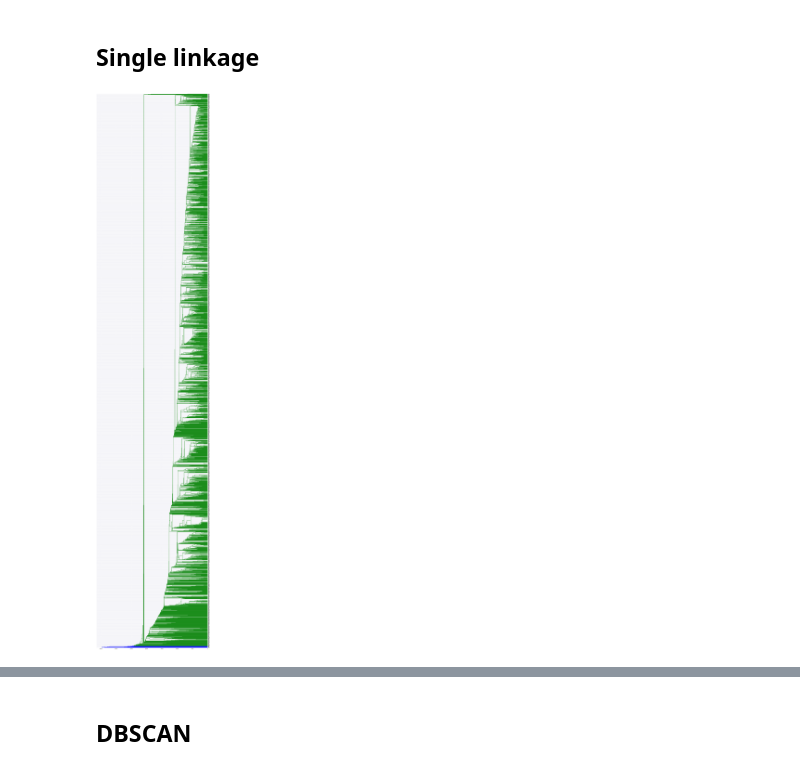
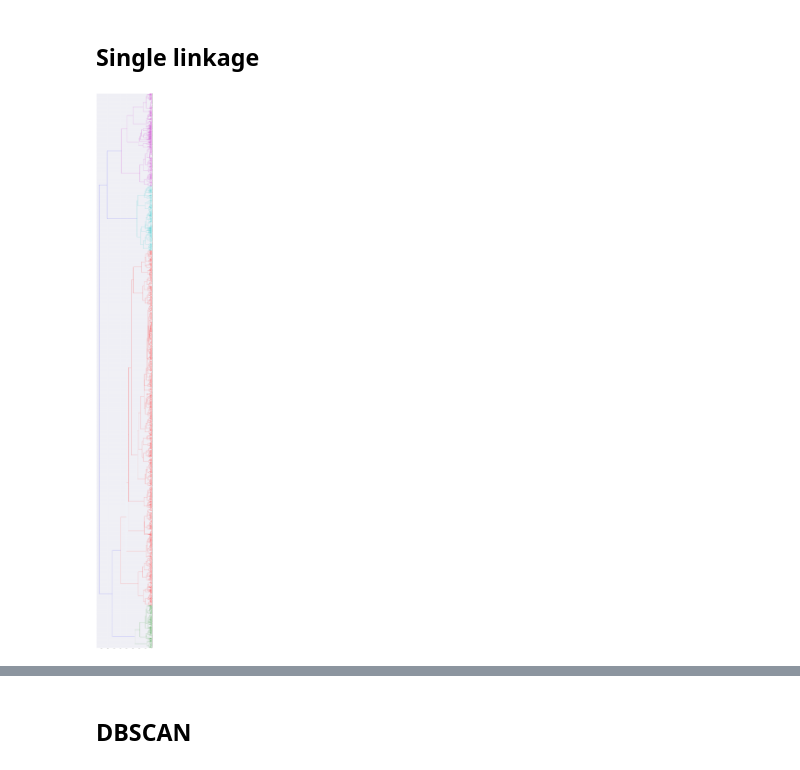
Before and after one commit to shayakhmetov/rank_corr_clustering, a Jupyter notebook: main.ipynb, the cells around one changed output, grey strips where cells are left out. Drawn from its saved outputs; the diff is of its cells as text; code cells hidden in the pictures.

Commit message:
ward

```diff
--- a/main.ipynb
+++ b/main.ipynb
@@ -236,8 +236,8 @@ def plot_silhouettes(silhouette_values, labels):
 import sys
 sys.setrecursionlimit(10000)
 # %%
-pl.figure(figsize=(20, 100))
-dend = dendrogram(linkage(distance_matrix, method='single'), orientation='left')
+pl.figure(figsize=(20, 200))
+dend = dendrogram(linkage(distance_matrix, method='ward'), orientation='left')
 # %% [output]
-[figure, old version]
+[figure, new version]
 # %%
```
Also changed, not shown: parts of 1 cell of this notebook.
